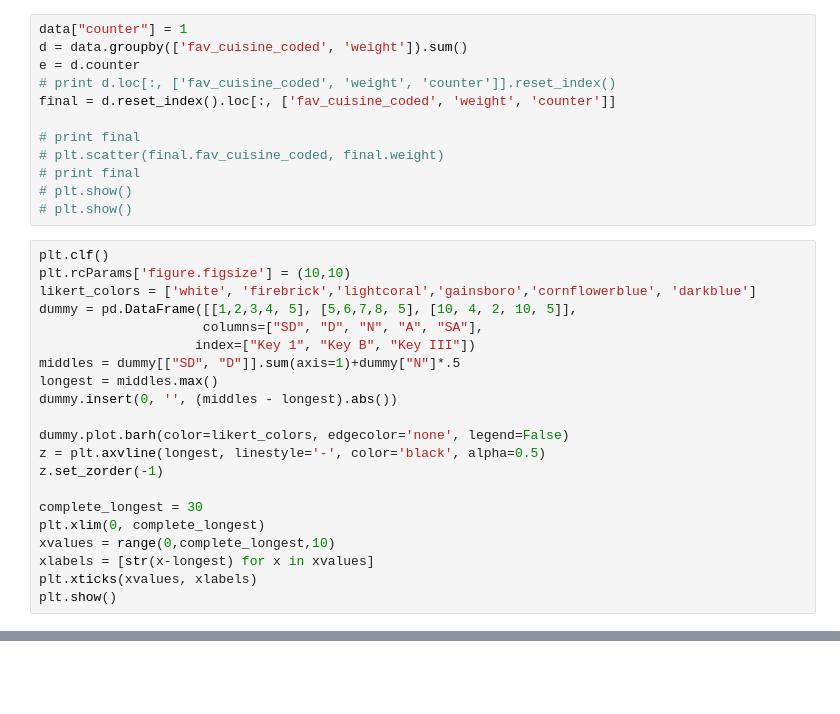
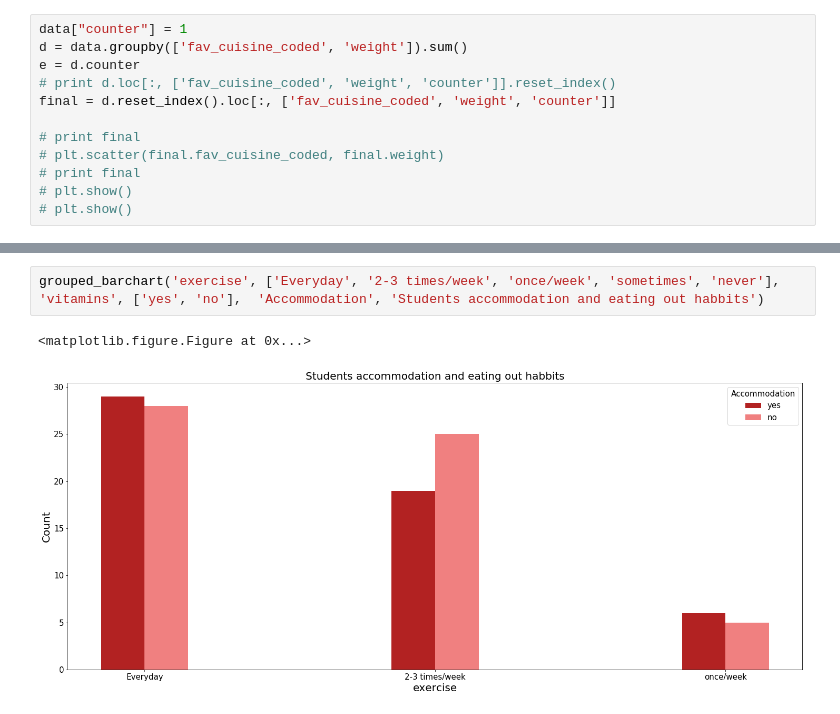
Before and after one commit to ahmedhagii/visual-analytics-project, a Jupyter notebook: visual-analytics-lab.ipynb, the cells around one changed output, grey strips where cells are left out. Cells and saved outputs as stored; diff of their text form; blank space fills up the shorter version.

```diff
--- a/visual-analytics-lab.ipynb
+++ b/visual-analytics-lab.ipynb
@@ -202,24 +205,3 @@ final = d.reset_index().loc[:, ['fav_cuisine_coded', 'weight', 'counter']]
 # print final
 # plt.show()
 # plt.show()
-# %%
-plt.clf()
-plt.rcParams['figure.figsize'] = (10,10)
-likert_colors = ['white', 'firebrick','lightcoral','gainsboro','cornflowerblue', 'darkblue']
-dummy = pd.DataFrame([[1,2,3,4, 5], [5,6,7,8, 5], [10, 4, 2, 10, 5]],
-                     columns=["SD", "D", "N", "A", "SA"],
-                    index=["Key 1", "Key B", "Key III"])
-middles = dummy[["SD", "D"]].sum(axis=1)+dummy["N"]*.5
-longest = middles.max()
-dummy.insert(0, '', (middles - longest).abs())
-
-dummy.plot.barh(color=likert_colors, edgecolor='none', legend=False)
-z = plt.axvline(longest, linestyle='-', color='black', alpha=0.5)
-z.set_zorder(-1)
-
-complete_longest = 30
-plt.xlim(0, complete_longest)
-xvalues = range(0,complete_longest,10)
-xlabels = [str(x-longest) for x in xvalues]
-plt.xticks(xvalues, xlabels)
-plt.show()
@@ -229,0 +272,5 @@ data.columns.tolist()
+# %%
+grouped_barchart('exercise', ['Everyday', '2-3 times/week', 'once/week', 'sometimes', 'never'], 'vitamins', ['yes', 'no'],  'Accommodation', 'Students accommodation and eating out habbits')
+# %% [output]
+<matplotlib.figure.Figure at 0x...>
+[figure, added]
```
Also changed, not shown: parts of 6 cells of this notebook.
